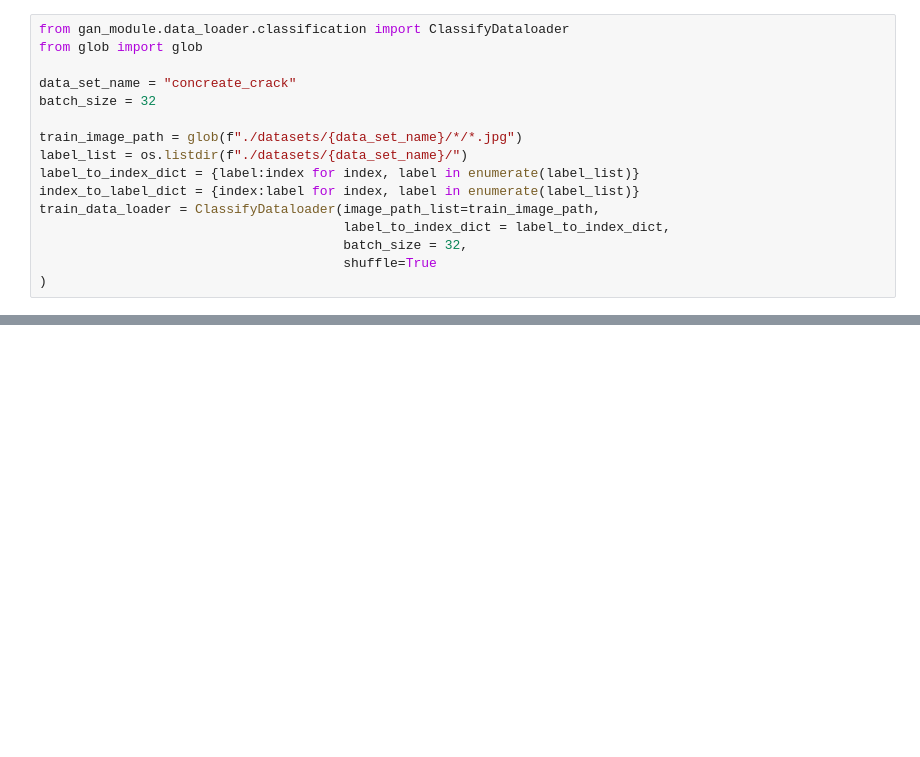
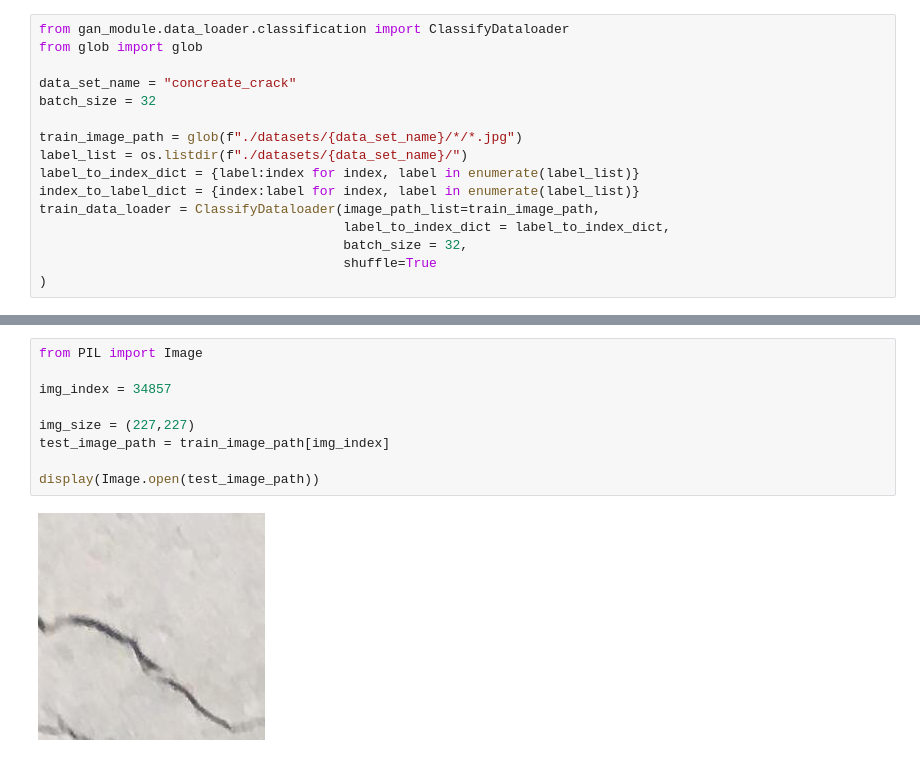
Before and after one commit to tobeor3009/pix2pix_mono_seg, a Jupyter notebook: grad_cam_test.ipynb, the cells around one changed output, grey strips where cells are left out. Cells and saved outputs as stored; diff of their text form; blank space fills up the shorter version.

```diff
--- a/grad_cam_test.ipynb
+++ b/grad_cam_test.ipynb
@@ -124,0 +260,11 @@ Epoch 12/200
+# %%
+from PIL import Image
+
+img_index = 34857
+
+img_size = (227,227)
+test_image_path = train_image_path[img_index]
+
+display(Image.open(test_image_path))
+# %% [output]
+[figure, added]
```
Also changed, not shown: parts of 11 cells of this notebook, 3 other files.
